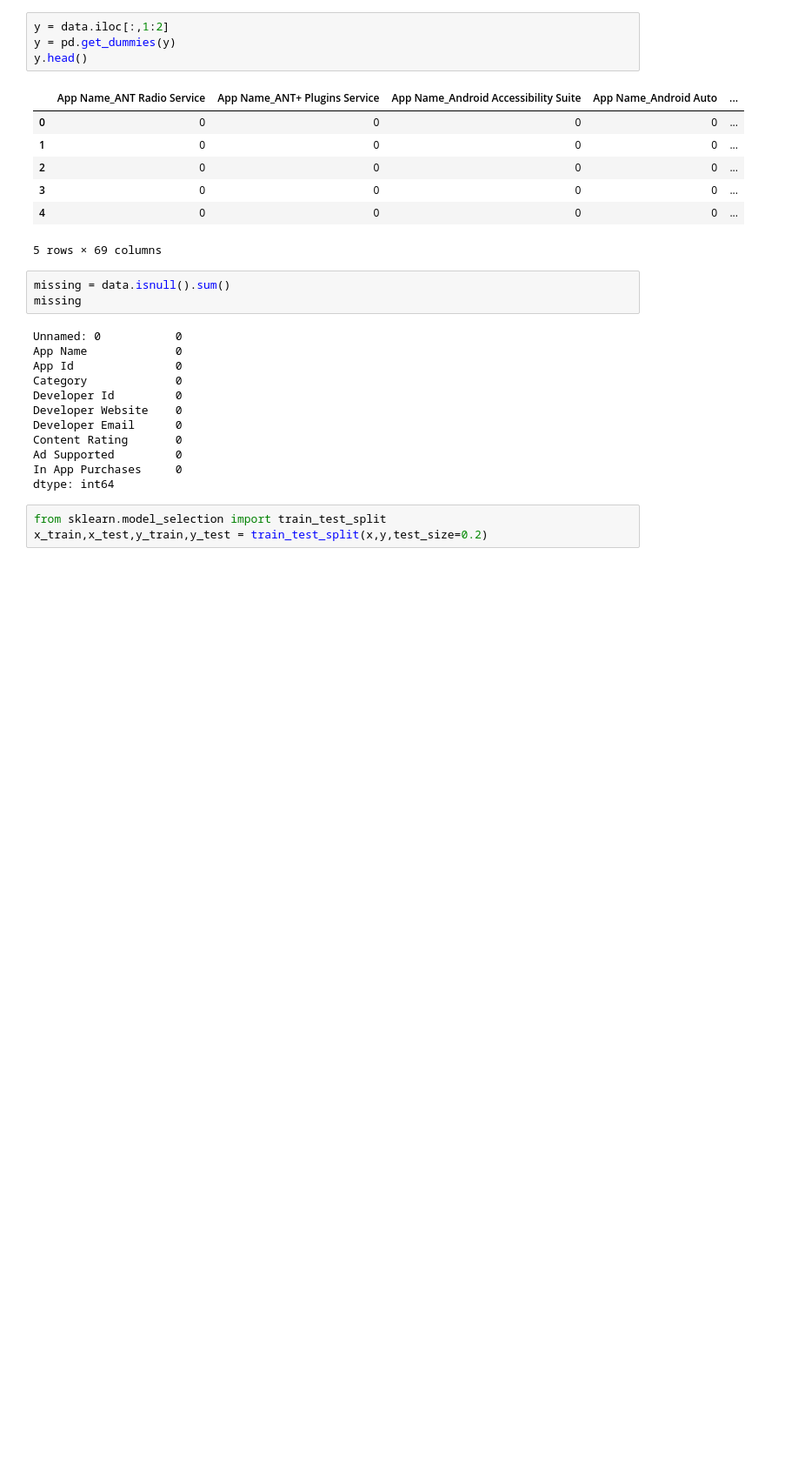
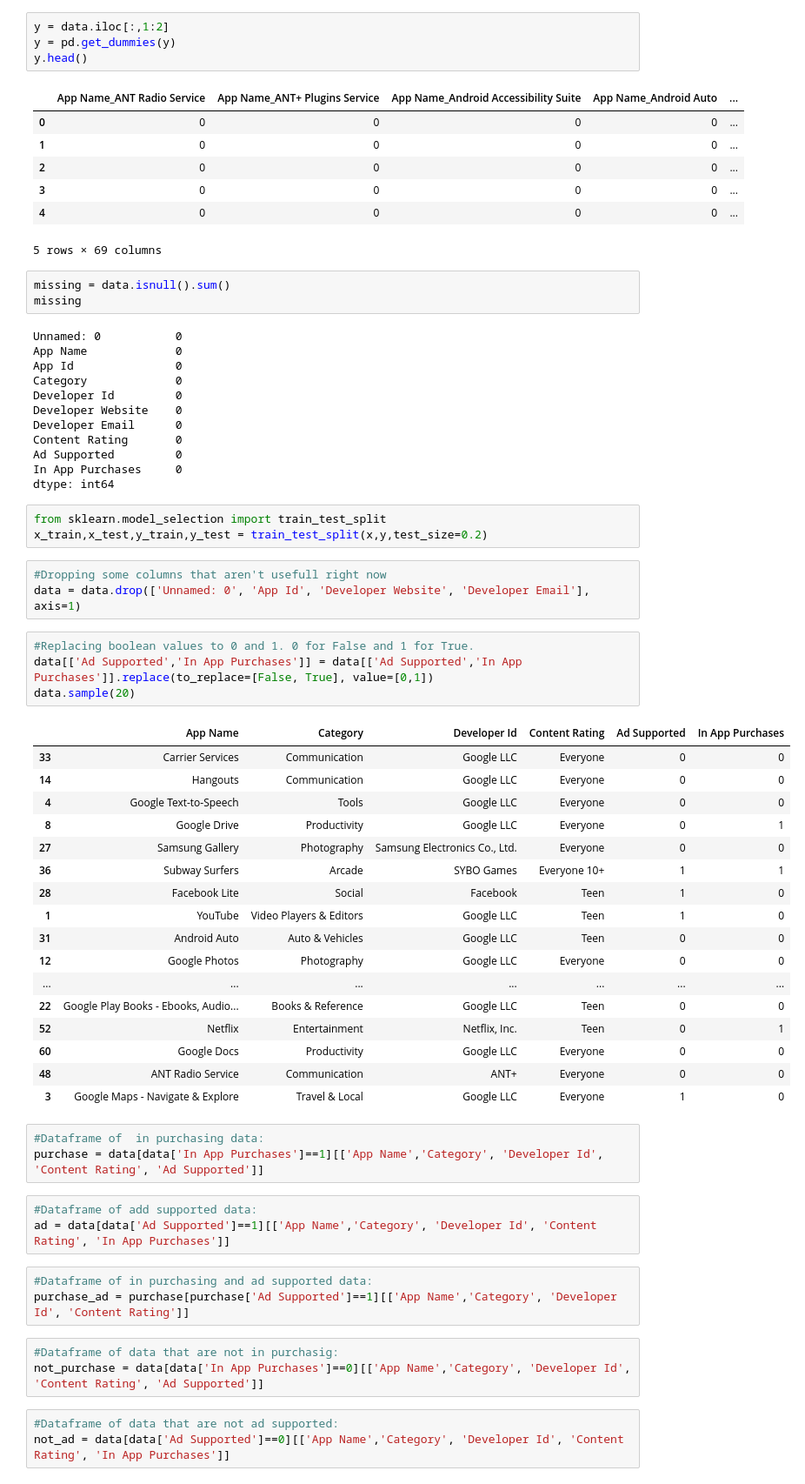
Before and after one commit to danaelshrbiny10/Top-Apps-In-GooglePlay, a Jupyter notebook: GooglePlay.ipynb, the cells around one changed output. Shown at 87% size. Drawn from its saved outputs; the diff is of its cells as text; blank space fills up the shorter version.

```diff
--- a/GooglePlay.ipynb
+++ b/GooglePlay.ipynb
@@ -52,3 +52,43 @@ dtype: int64
 # %%
 from sklearn.model_selection import train_test_split
 x_train,x_test,y_train,y_test = train_test_split(x,y,test_size=0.2)
+# %%
+#Dropping some columns that aren't usefull right now
+data = data.drop(['Unnamed: 0', 'App Id', 'Developer Website', 'Developer Email'], axis=1)
+# %%
+#Replacing boolean values to 0 and 1. 0 for False and 1 for True.
+data[['Ad Supported','In App Purchases']] = data[['Ad Supported','In App Purchases']].replace(to_replace=[False, True], value=[0,1])
+data.sample(20)
+# %% [output]
+|  | App Name | Category | Developer Id | Content Rating | Ad Supported | In App Purchases |
+| 33 | Carrier Services | Communication | Google LLC | Everyone | 0 | 0 |
+| 14 | Hangouts | Communication | Google LLC | Everyone | 0 | 0 |
+| 4 | Google Text-to-Speech | Tools | Google LLC | Everyone | 0 | 0 |
+| 8 | Google Drive | Productivity | Google LLC | Everyone | 0 | 1 |
+| 27 | Samsung Gallery | Photography | Samsung Electronics Co., Ltd. | Everyone | 0 | 0 |
+| 36 | Subway Surfers | Arcade | SYBO Games | Everyone 10+ | 1 | 1 |
+| 28 | Facebook Lite | Social | Facebook | Teen | 1 | 0 |
+| 1 | YouTube | Video Players & Editors | Google LLC | Teen | 1 | 0 |
+| 31 | Android Auto | Auto & Vehicles | Google LLC | Teen | 0 | 0 |
+| 12 | Google Photos | Photography | Google LLC | Everyone | 0 | 0 |
+| ... | ... | ... | ... | ... | ... | ... |
+| 22 | Google Play Books - Ebooks, Audio... | Books & Reference | Google LLC | Teen | 0 | 0 |
+| 52 | Netflix | Entertainment | Netflix, Inc. | Teen | 0 | 1 |
+| 60 | Google Docs | Productivity | Google LLC | Everyone | 0 | 0 |
+| 48 | ANT Radio Service | Communication | ANT+ | Everyone | 0 | 0 |
+| 3 | Google Maps - Navigate & Explore | Travel & Local | Google LLC | Everyone | 1 | 0 |
+# %%
+#Dataframe of  in purchasing data:
+purchase = data[data['In App Purchases']==1][['App Name','Category', 'Developer Id', 'Content Rating', 'Ad Supported']]
+# %%
+#Dataframe of add supported data:
+ad = data[data['Ad Supported']==1][['App Name','Category', 'Developer Id', 'Content Rating', 'In App Purchases']]
+# %%
+#Dataframe of in purchasing and ad supported data:
+purchase_ad = purchase[purchase['Ad Supported']==1][['App Name','Category', 'Developer Id', 'Content Rating']]
+# %%
+#Dataframe of data that are not in purchasig:
+not_purchase = data[data['In App Purchases']==0][['App Name','Category', 'Developer Id', 'Content Rating', 'Ad Supported']]
+# %%
+#Dataframe of data that are not ad supported:
+not_ad = data[data['Ad Supported']==0][['App Name','Category', 'Developer Id', 'Content Rating', 'In App Purchases']]
```
Also changed, not shown: parts of 13 cells of this notebook.
